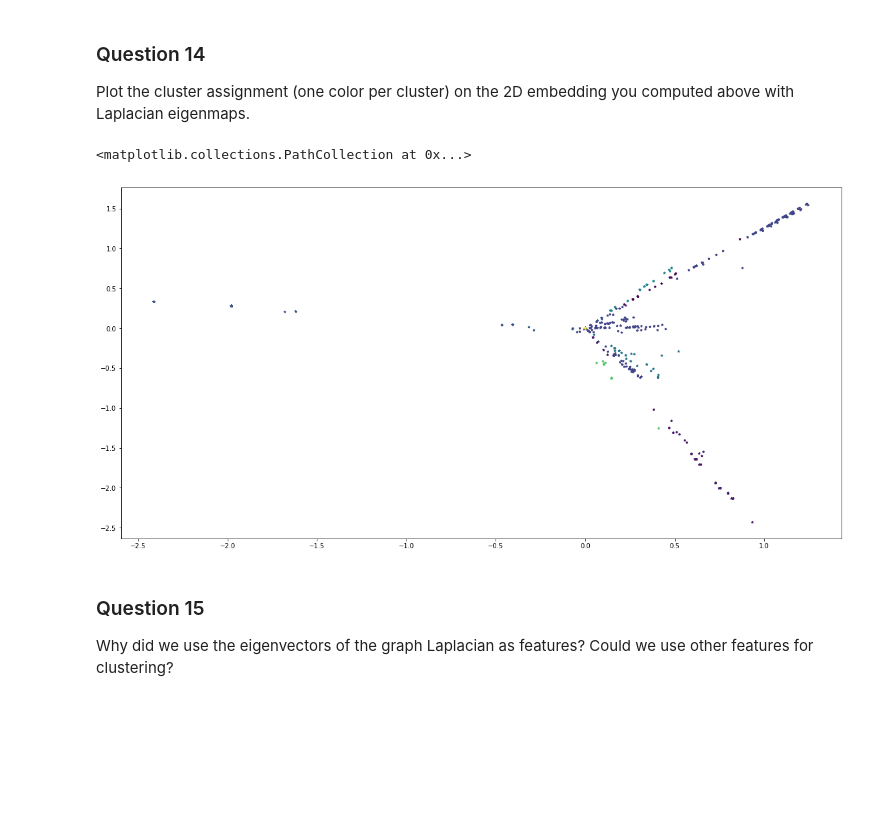
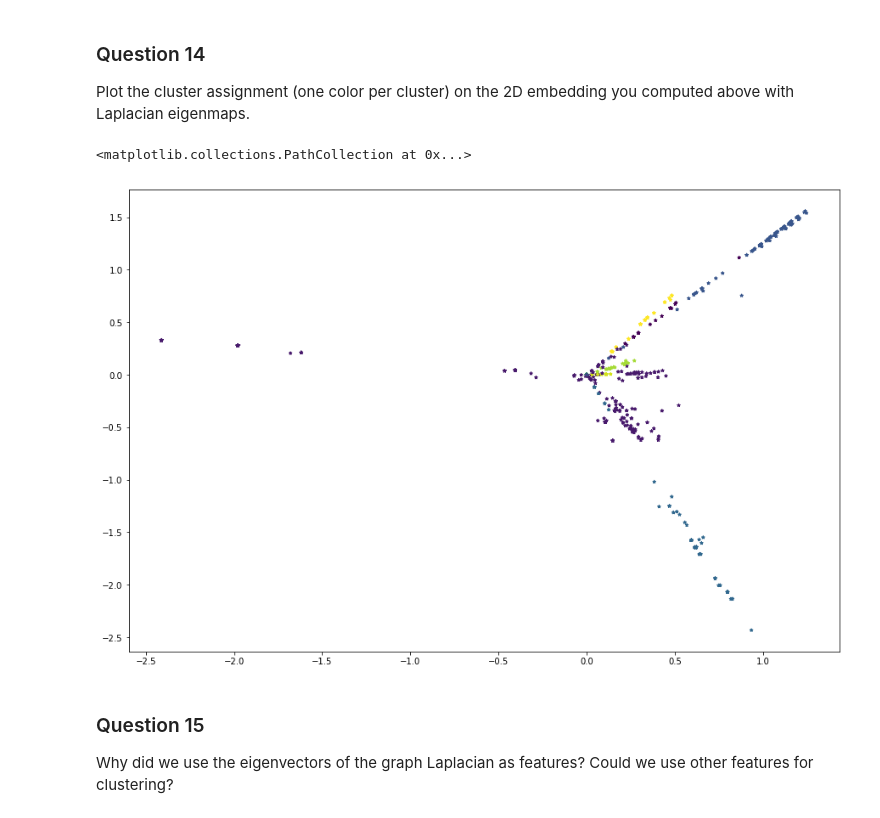
Before and after one commit to Kakavand/EPFL-antiterrorAssignment, a Jupyter notebook: milestone_3/3_spectral_graph_theory.ipynb, the cells around one changed output. Saved outputs shown, nothing was run; the diff lists cells and outputs as text; code cells hidden in the pictures; blank space fills up the shorter version.

```diff
--- a/milestone_3/3_spectral_graph_theory.ipynb
+++ b/milestone_3/3_spectral_graph_theory.ipynb
@@ -443,13 +443,12 @@ We also conclude that an alternative method of using a simple $k = 4$ clustering
 
 Plot the cluster assignment (one color per cluster) on the 2D embedding you computed above with Laplacian eigenmaps.
 # %%
-A_proj = A @ two_eigenvectors
-plt.figure(figsize=(20,10))
-
-plt.scatter(A_proj[:, 0], A_proj[:, 1], marker='*', c=labels/np.linalg.norm(labels), s=10)
+# the 2D embedding is captured in the matrix A_proj
+plt.figure(figsize=(15,10))
+plt.scatter(A_proj[:, 0], A_proj[:, 1], marker='*', c=labels, s=14)
 # %% [output]
 <matplotlib.collections.PathCollection at 0x...>
-[figure, old version]
+[figure, new version]
 # %% [markdown]
 ### Question 15
 
```
Also changed, not shown: parts of 5 cells of this notebook.
